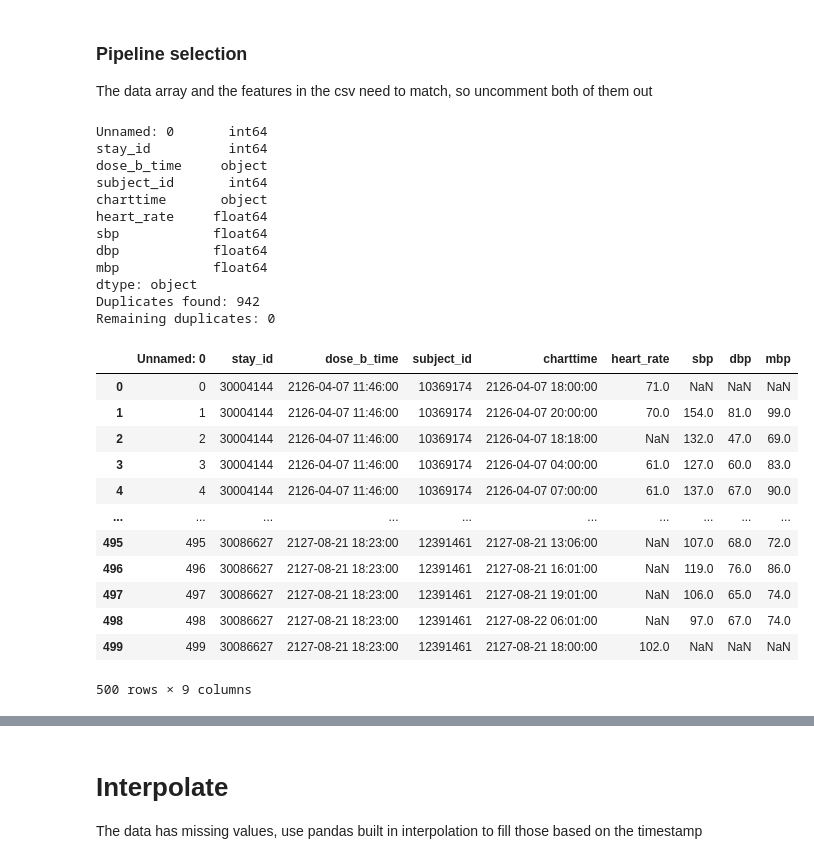
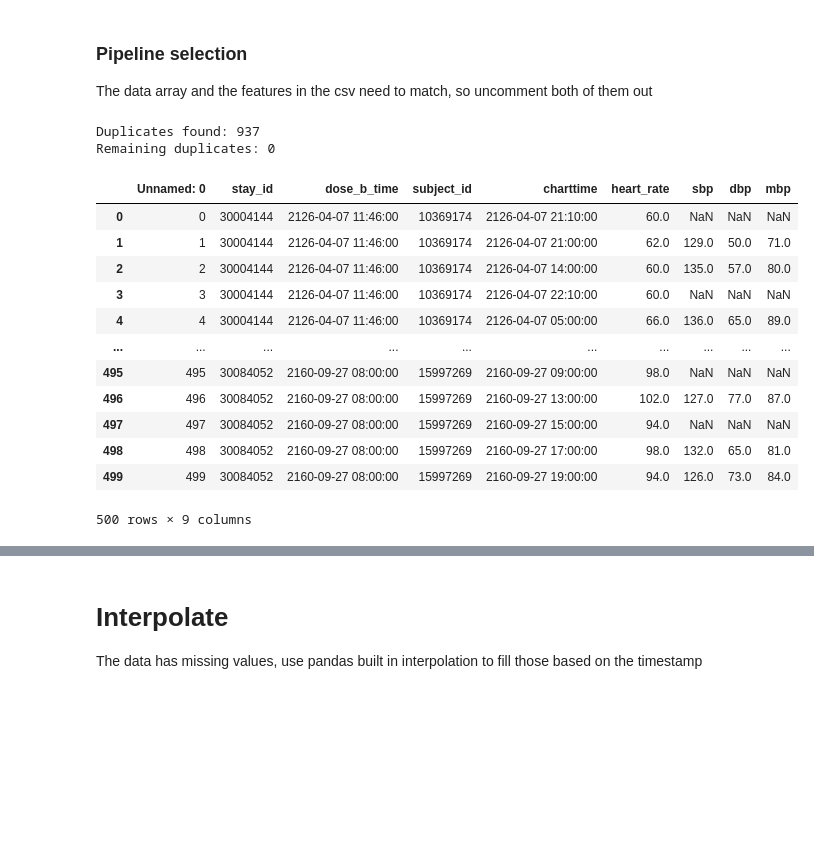
Before and after one commit to stevelan/UniMLHealth-GroupProject, a Jupyter notebook: notebooks/03-ml-training.ipynb, the cells around one changed output, grey strips where cells are left out. Saved outputs shown, nothing was run; the diff lists cells and outputs as text; code cells hidden in the pictures; blank space fills up the shorter version.

```diff
--- a/notebooks/03-ml-training.ipynb
+++ b/notebooks/03-ml-training.ipynb
@@ -18,46 +18,40 @@ The data array and the features in the csv need to match, so uncomment both of t
 # %%
 # Switch between different csv files, haven't automated detection of this yet. The data array
 # needs to match the feature columns in the csv, or those features will be ignored.
 
 ##### uncomment this set of features and
 data_arrays = ["heart_rate", "sbp", "dbp", "mbp"]
-vitals_data_df = pd.read_csv(config.out_dir / 'vitals_data_before_and_after.csv')
-vitals_no_ddi = pd.read_csv(config.out_dir / 'vitals_data_no_drug_interaction.csv')
+
+#vitals_filename='vitals_data_before_and_after.csv'
+#vitals_filename = 'vitals_data_before_and_after_ABCD.csv')
+vitals_filename = 'vitals_data_before_and_after_ABC.csv'
+
+# this is the file produced by 02-ml-data-preprocessing-mulitplexed-bp
+vitals_data_df = pd.read_csv(config.out_dir / vitals_filename)
+vitals_no_ddi = pd.read_csv(config.out_dir / 'vitals_data_before_and_after_no_drug_interaction.csv')
 
 # data_arrays = ["heart_rate", "sbp", "dbp", "mbp", "uric acid", "creatinine"]
 # vitals_data_df = pd.read_csv('vitals_kidney_data.csv')
-
-print(vitals_data_df.dtypes)
 
 print(f"Duplicates found: {vitals_no_ddi[vitals_no_ddi['subject_id'].isin(vitals_data_df['subject_id'])]['subject_id'].nunique()}")
 vitals_no_ddi = vitals_no_ddi[~vitals_no_ddi['subject_id'].isin(vitals_data_df['subject_id'])]
 print(f"Remaining duplicates: {vitals_no_ddi[vitals_no_ddi['subject_id'].isin(vitals_data_df['subject_id'])]['subject_id'].nunique()}")
 vitals_data_df.head(500)
 # %% [output]
-Unnamed: 0       int64
-stay_id          int64
-dose_b_time     object
-subject_id       int64
-charttime       object
-heart_rate     float64
-sbp            float64
-dbp            float64
-mbp            float64
-dtype: object
-Duplicates found: 942
+Duplicates found: 937
 Remaining duplicates: 0
 |  | Unnamed: 0 | stay_id | dose_b_time | subject_id | charttime | heart_rate | sbp | dbp | mbp |
-| 0 | 0 | 30004144 | 2126-04-07 11:46:00 | 10369174 | 2126-04-07 18:00:00 | 71.0 | NaN | NaN | NaN |
-| 1 | 1 | 30004144 | 2126-04-07 11:46:00 | 10369174 | 2126-04-07 20:00:00 | 70.0 | 154.0 | 81.0 | 99.0 |
-| 2 | 2 | 30004144 | 2126-04-07 11:46:00 | 10369174 | 2126-04-07 18:18:00 | NaN | 132.0 | 47.0 | 69.0 |
-| 3 | 3 | 30004144 | 2126-04-07 11:46:00 | 10369174 | 2126-04-07 04:00:00 | 61.0 | 127.0 | 60.0 | 83.0 |
-| 4 | 4 | 30004144 | 2126-04-07 11:46:00 | 10369174 | 2126-04-07 07:00:00 | 61.0 | 137.0 | 67.0 | 90.0 |
+| 0 | 0 | 30004144 | 2126-04-07 11:46:00 | 10369174 | 2126-04-07 21:10:00 | 60.0 | NaN | NaN | NaN |
+| 1 | 1 | 30004144 | 2126-04-07 11:46:00 | 10369174 | 2126-04-07 21:00:00 | 62.0 | 129.0 | 50.0 | 71.0 |
+| 2 | 2 | 30004144 | 2126-04-07 11:46:00 | 10369174 | 2126-04-07 14:00:00 | 60.0 | 135.0 | 57.0 | 80.0 |
+| 3 | 3 | 30004144 | 2126-04-07 11:46:00 | 10369174 | 2126-04-07 22:10:00 | 60.0 | NaN | NaN | NaN |
+| 4 | 4 | 30004144 | 2126-04-07 11:46:00 | 10369174 | 2126-04-07 05:00:00 | 66.0 | 136.0 | 65.0 | 89.0 |
 | ... | ... | ... | ... | ... | ... | ... | ... | ... | ... |
-| 495 | 495 | 30086627 | 2127-08-21 18:23:00 | 12391461 | 2127-08-21 13:06:00 | NaN | 107.0 | 68.0 | 72.0 |
-| 496 | 496 | 30086627 | 2127-08-21 18:23:00 | 12391461 | 2127-08-21 16:01:00 | NaN | 119.0 | 76.0 | 86.0 |
-| 497 | 497 | 30086627 | 2127-08-21 18:23:00 | 12391461 | 2127-08-21 19:01:00 | NaN | 106.0 | 65.0 | 74.0 |
-| 498 | 498 | 30086627 | 2127-08-21 18:23:00 | 12391461 | 2127-08-22 06:01:00 | NaN | 97.0 | 67.0 | 74.0 |
-| 499 | 499 | 30086627 | 2127-08-21 18:23:00 | 12391461 | 2127-08-21 18:00:00 | 102.0 | NaN | NaN | NaN |
+| 495 | 495 | 30084052 | 2160-09-27 08:00:00 | 15997269 | 2160-09-27 09:00:00 | 98.0 | NaN | NaN | NaN |
+| 496 | 496 | 30084052 | 2160-09-27 08:00:00 | 15997269 | 2160-09-27 13:00:00 | 102.0 | 127.0 | 77.0 | 87.0 |
+| 497 | 497 | 30084052 | 2160-09-27 08:00:00 | 15997269 | 2160-09-27 15:00:00 | 94.0 | NaN | NaN | NaN |
+| 498 | 498 | 30084052 | 2160-09-27 08:00:00 | 15997269 | 2160-09-27 17:00:00 | 98.0 | 132.0 | 65.0 | 81.0 |
+| 499 | 499 | 30084052 | 2160-09-27 08:00:00 | 15997269 | 2160-09-27 19:00:00 | 94.0 | 126.0 | 73.0 | 84.0 |
 500 rows × 9 columns
 # %%
 print(f"Unique subject ids {vitals_data_df['subject_id'].nunique()}")
```
Also changed, not shown: parts of 30 cells of this notebook.
